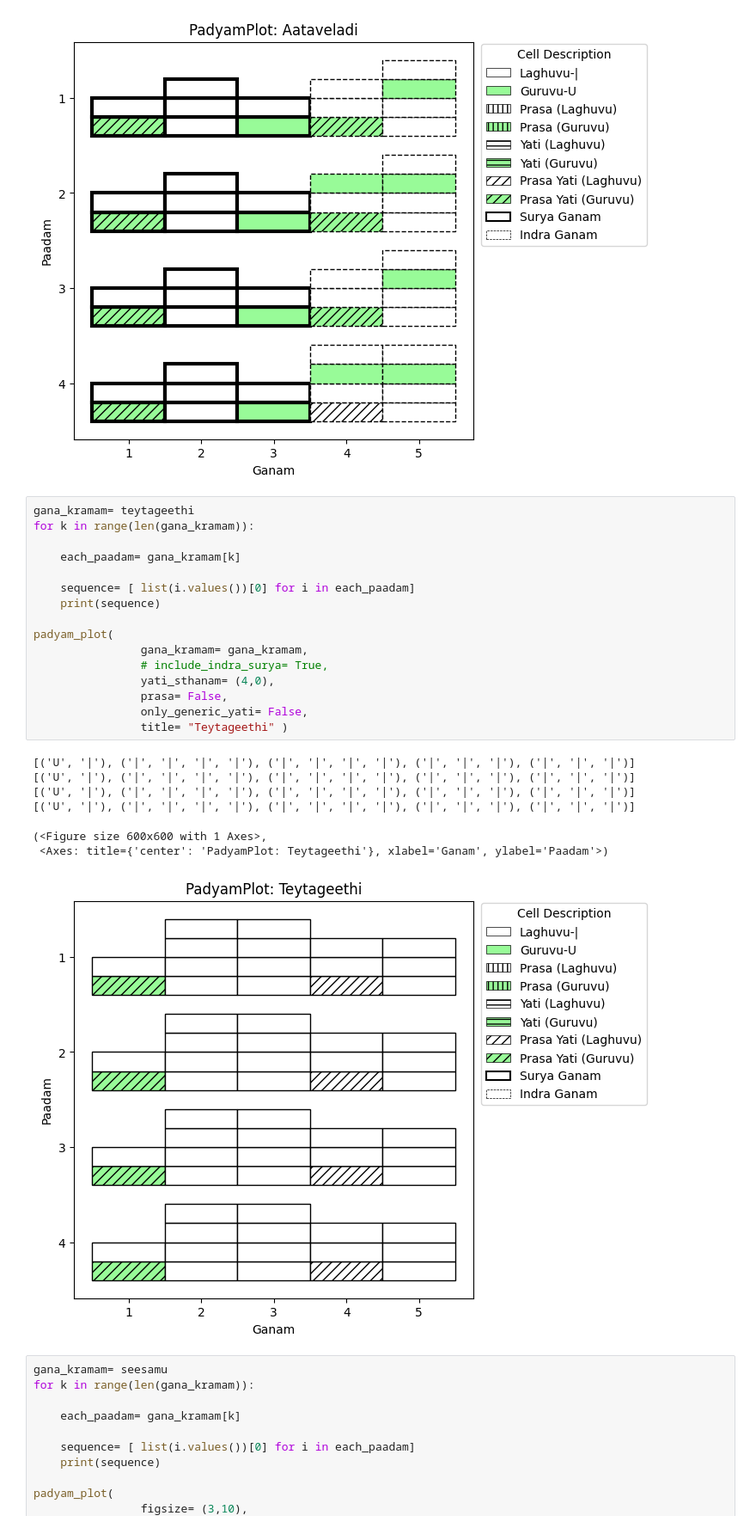
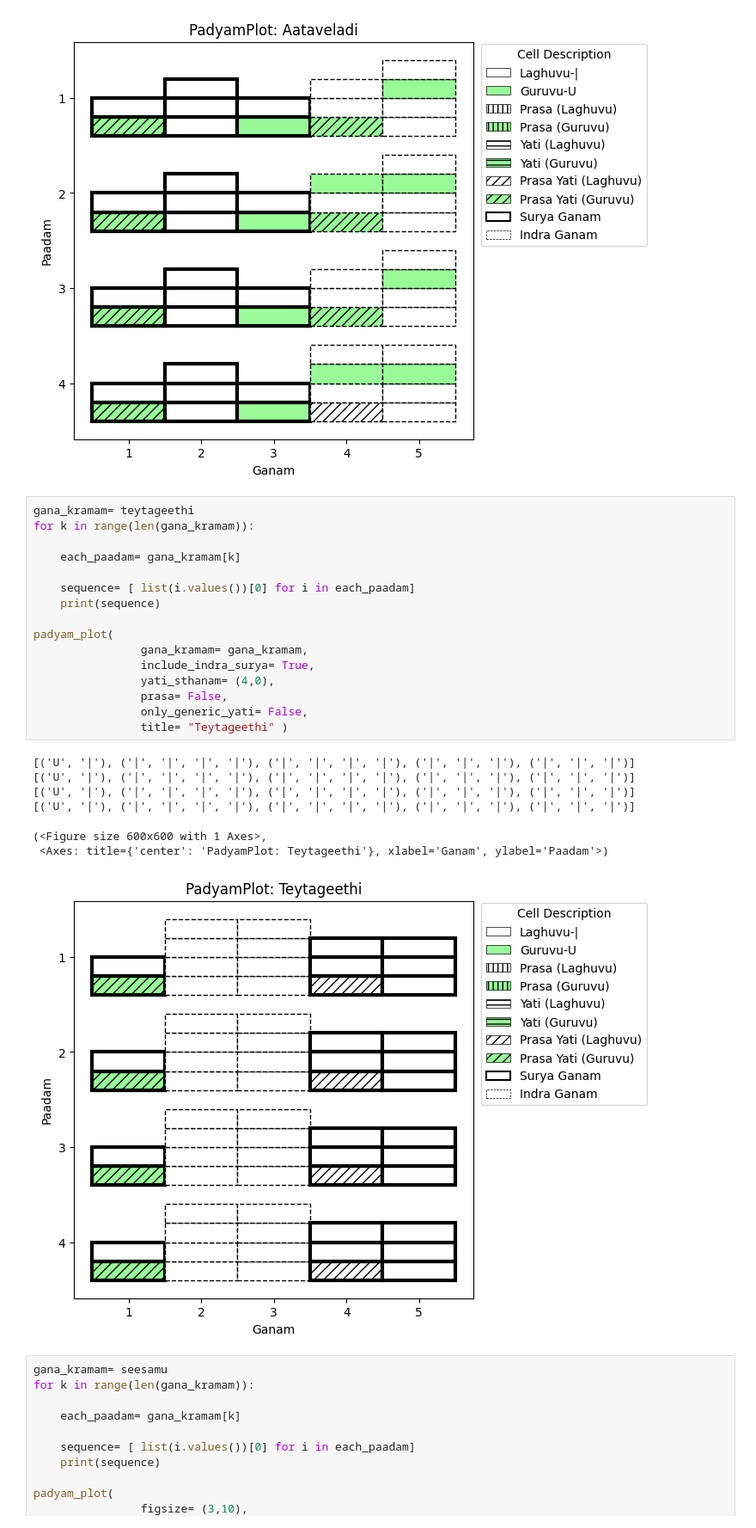
Before and after one commit to BodduSriPavan-111/chandassu, a Jupyter notebook: examples/PadyamPlot.ipynb, the cells around one changed output. Shown at 86% size. Saved outputs shown, nothing was run; the diff lists cells and outputs as text.

Commit message:
docs: PadyamPlot-notebook-with-include_indra_surya

```diff
--- a/examples/PadyamPlot.ipynb
+++ b/examples/PadyamPlot.ipynb
@@ -233,27 +233,27 @@ padyam_plot( gana_kramam= gana_kramam,
 # %%
 gana_kramam= teytageethi
 for k in range(len(gana_kramam)):
 
     each_paadam= gana_kramam[k]
 
     sequence= [ list(i.values())[0] for i in each_paadam]
     print(sequence)
 
 padyam_plot(
                 gana_kramam= gana_kramam,
-                # include_indra_surya= True,
+                include_indra_surya= True,
                 yati_sthanam= (4,0),
                 prasa= False,
                 only_generic_yati= False,
                 title= "Teytageethi" )
 # %% [output]
 [('U', '|'), ('|', '|', '|', '|'), ('|', '|', '|', '|'), ('|', '|', '|'), ('|', '|', '|')]
 [('U', '|'), ('|', '|', '|', '|'), ('|', '|', '|', '|'), ('|', '|', '|'), ('|', '|', '|')]
 [('U', '|'), ('|', '|', '|', '|'), ('|', '|', '|', '|'), ('|', '|', '|'), ('|', '|', '|')]
 [('U', '|'), ('|', '|', '|', '|'), ('|', '|', '|', '|'), ('|', '|', '|'), ('|', '|', '|')]
 (<Figure size 600x600 with 1 Axes>,
  <Axes: title={'center': 'PadyamPlot: Teytageethi'}, xlabel='Ganam', ylabel='Paadam'>)
-[figure, old version]
+[figure, new version]
 # %%
 gana_kramam= seesamu
 for k in range(len(gana_kramam)):
```
